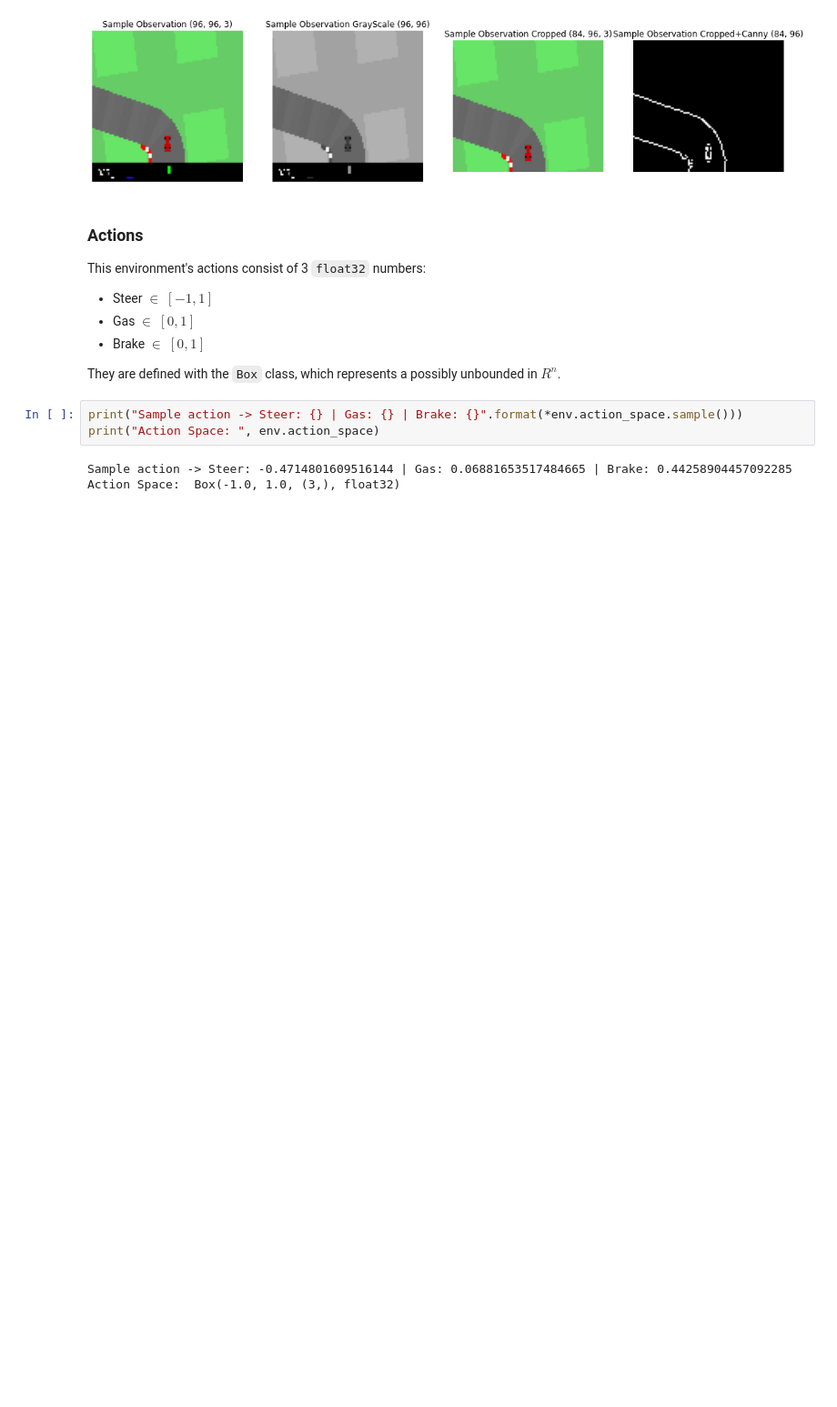
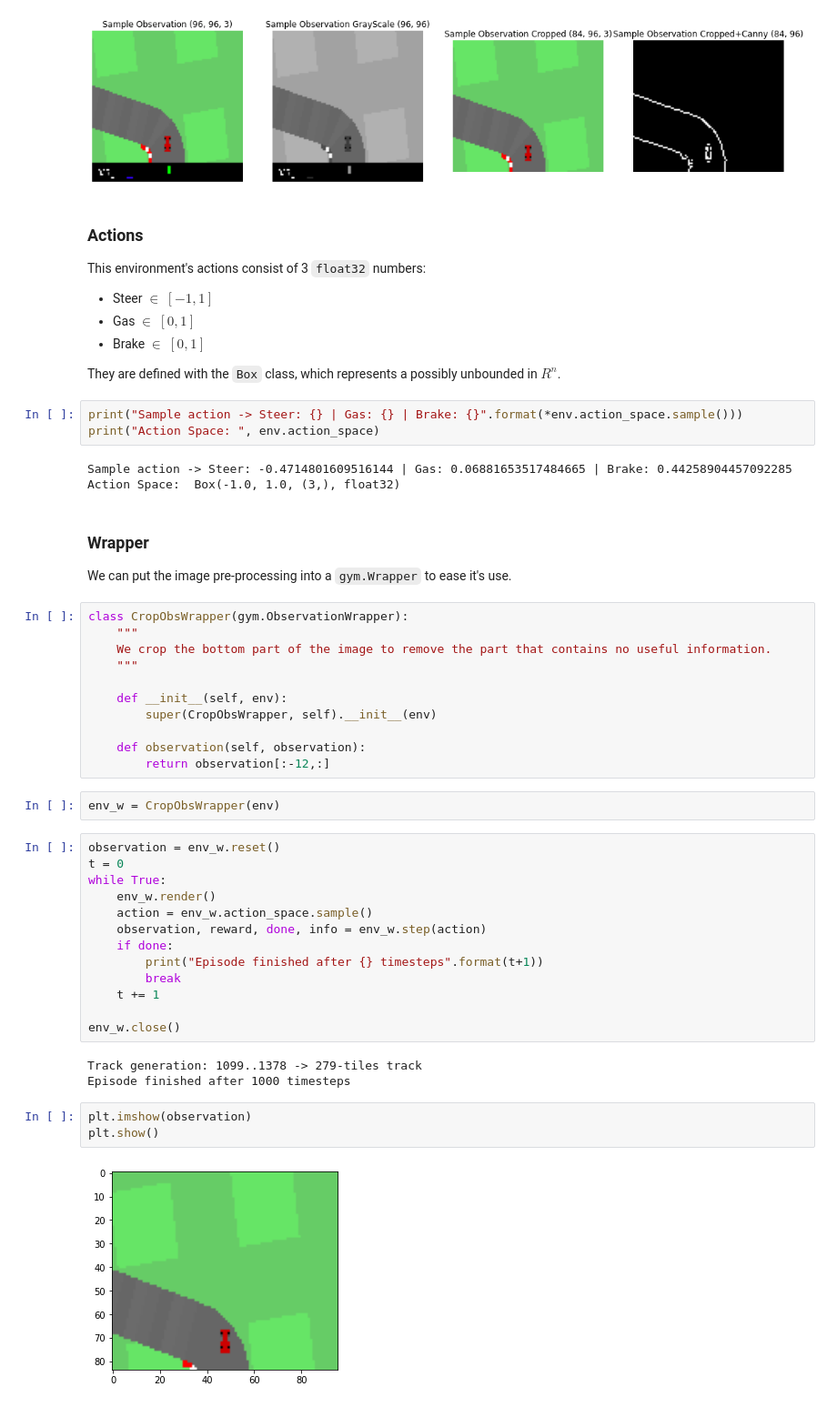
Before and after one commit to Jorgvt/RL_Project_CarRacing-v0, a Jupyter notebook: exploration_carracing-v0.ipynb, the cells around one changed output. Shown at 91% size. Cells and saved outputs as stored; diff of their text form; blank space fills up the shorter version.

Commit message:
Testing Wrappers to crop and turn into edges the observations

```diff
--- a/exploration_carracing-v0.ipynb
+++ b/exploration_carracing-v0.ipynb
@@ -98,3 +98,40 @@ print("Action Space: ", env.action_space)
 # %% [output]
 Sample action -> Steer: -0.4714801609516144 | Gas: 0.06881653517484665 | Brake: 0.44258904457092285
 Action Space:  Box(-1.0, 1.0, (3,), float32)
+# %% [markdown]
+### Wrapper
+We can put the image pre-processing into a `gym.Wrapper` to ease it's use.
+# %%
+class CropObsWrapper(gym.ObservationWrapper):
+    """
+    We crop the bottom part of the image to remove the part that contains no useful information.
+    """
+
+    def __init__(self, env):
+        super(CropObsWrapper, self).__init__(env)
+
+    def observation(self, observation):
+        return observation[:-12,:]
+# %%
+env_w = CropObsWrapper(env)
+# %%
+observation = env_w.reset()
+t = 0
+while True:
+    env_w.render()
+    action = env_w.action_space.sample()
+    observation, reward, done, info = env_w.step(action)
+    if done:
+        print("Episode finished after {} timesteps".format(t+1))
+        break
+    t += 1
+
+env_w.close()
+# %% [output]
+Track generation: 1099..1378 -> 279-tiles track
+Episode finished after 1000 timesteps
+# %%
+plt.imshow(observation)
+plt.show()
+# %% [output]
+[figure, added]
```
Also changed, not shown: parts of 8 cells of this notebook.
